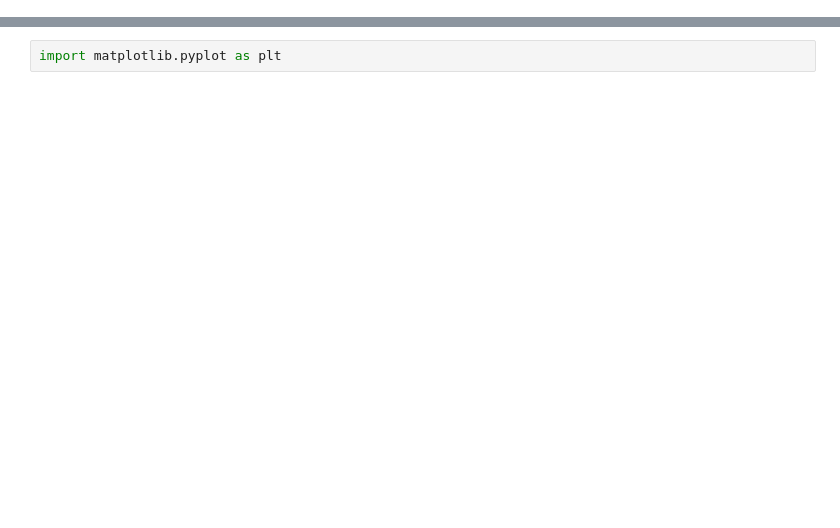
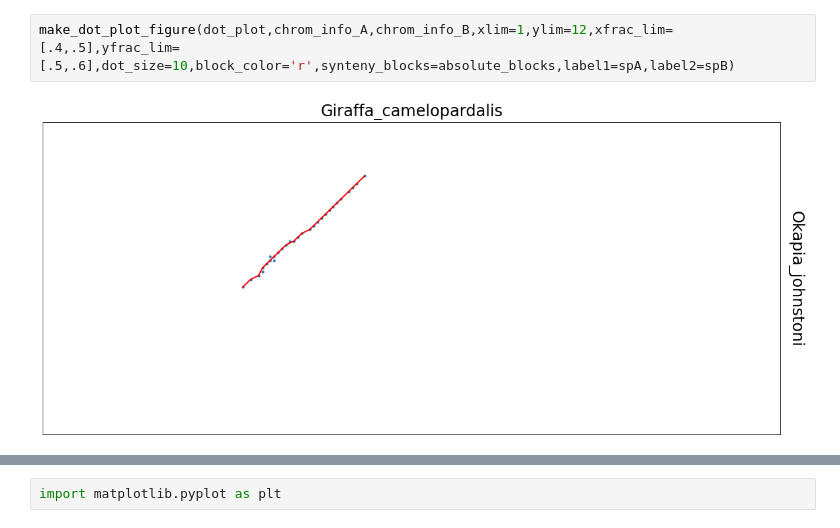
Before and after one commit to DiPierroLab/GenomicTools, a Jupyter notebook: testing/synteny_run.ipynb, the cells around one changed output, grey strips where cells are left out. Drawn from its saved outputs; the diff is of its cells as text; blank space fills up the shorter version.

```diff
--- a/testing/synteny_run.ipynb
+++ b/testing/synteny_run.ipynb
@@ -0,0 +165,4 @@
+# %%
+make_dot_plot_figure(dot_plot,chrom_info_A,chrom_info_B,xlim=1,ylim=12,xfrac_lim=[.4,.5],yfrac_lim=[.5,.6],dot_size=10,block_color='r',synteny_blocks=absolute_blocks,label1=spA,label2=spB)
+# %% [output]
+[figure, added]
```
Also changed, not shown: parts of 95 cells of this notebook, 21 other files.
